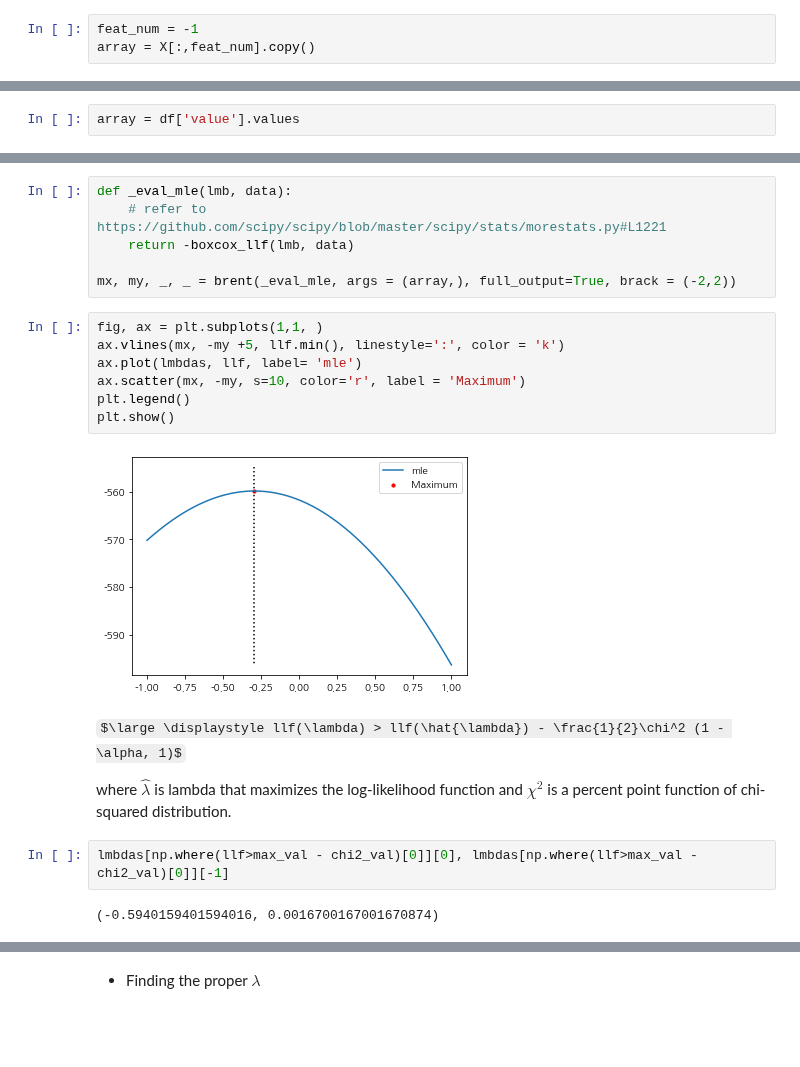
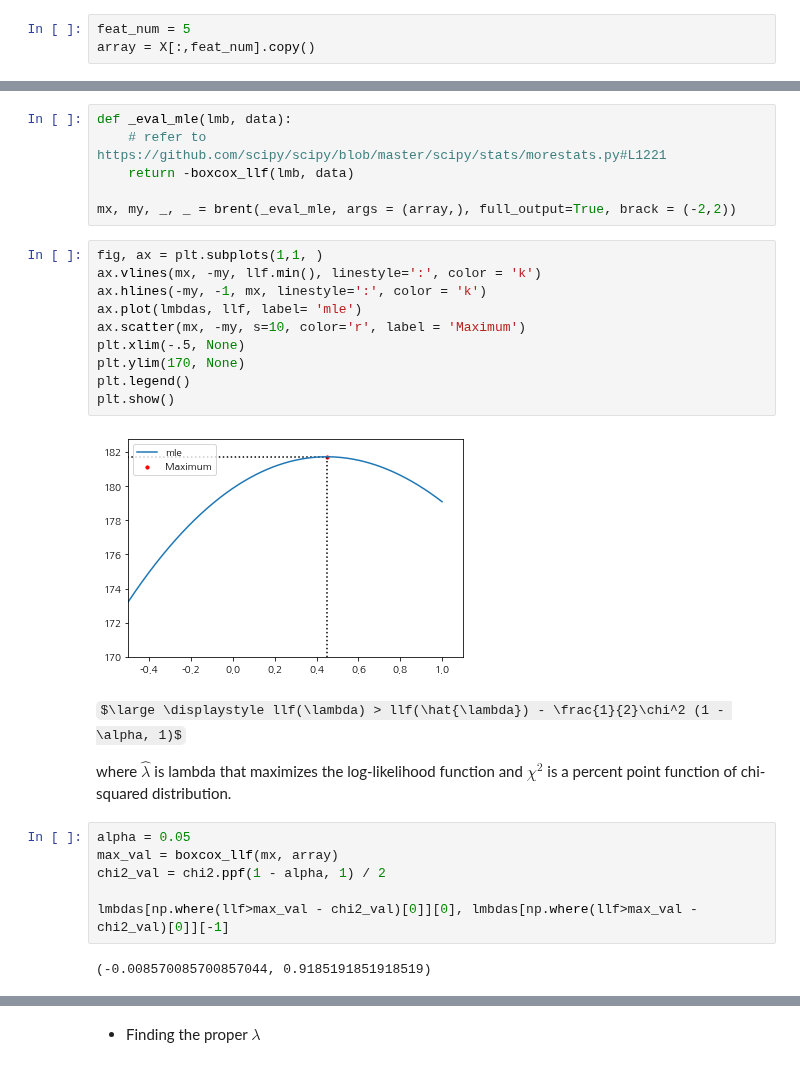
Before and after one commit to ywkim92/Paper-implementation, a Jupyter notebook: Boxcox.ipynb, the cells around one changed output, grey strips where cells are left out. Cells and saved outputs as stored; diff of their text form; some formulas as TeX source; blank space fills up the shorter version.

```diff
--- a/Boxcox.ipynb
+++ b/Boxcox.ipynb
@@ -67,7 +65,7 @@ plt.show()
 # %% [output]
 [figure]
 # %%
-feat_num = -1
+feat_num = 5
 array = X[:,feat_num].copy()
 # %%
 fig = plt.figure(figsize=(10,5))
@@ -98,5 +94,3 @@ df = pd.read_csv('UKgas.csv', index_col=0)
-# %%
-array = df['value'].values
 # %% [markdown]
 * Approximately
 
@@ -116,18 +110,25 @@ def _eval_mle(lmb, data):
 mx, my, _, _ = brent(_eval_mle, args = (array,), full_output=True, brack = (-2,2))
 # %%
 fig, ax = plt.subplots(1,1, )
-ax.vlines(mx, -my +5, llf.min(), linestyle=':', color = 'k')
+ax.vlines(mx, -my, llf.min(), linestyle=':', color = 'k')
+ax.hlines(-my, -1, mx, linestyle=':', color = 'k')
 ax.plot(lmbdas, llf, label= 'mle')
 ax.scatter(mx, -my, s=10, color='r', label = 'Maximum')
+plt.xlim(-.5, None)
+plt.ylim(170, None)
 plt.legend()
 plt.show()
 # %% [output]
-[figure, old version]
+[figure, new version]
 # %% [markdown]
 $\large \displaystyle llf(\lambda) > llf(\hat{\lambda}) - \frac{1}{2}\chi^2 (1 - \alpha, 1)$
 
 where $\hat{\lambda}$ is lambda that maximizes the log-likelihood function and $\chi^2$ is a percent point function of chi-squared distribution.
 # %%
+alpha = 0.05
+max_val = boxcox_llf(mx, array)
+chi2_val = chi2.ppf(1 - alpha, 1) / 2
+
 lmbdas[np.where(llf>max_val - chi2_val)[0]][0], lmbdas[np.where(llf>max_val - chi2_val)[0]][-1]
 # %% [output]
-(-0.5940159401594016, 0.0016700167001670874)
+(-0.008570085700857044, 0.9185191851918519)
```
Also changed, not shown: parts of 25 cells of this notebook.
